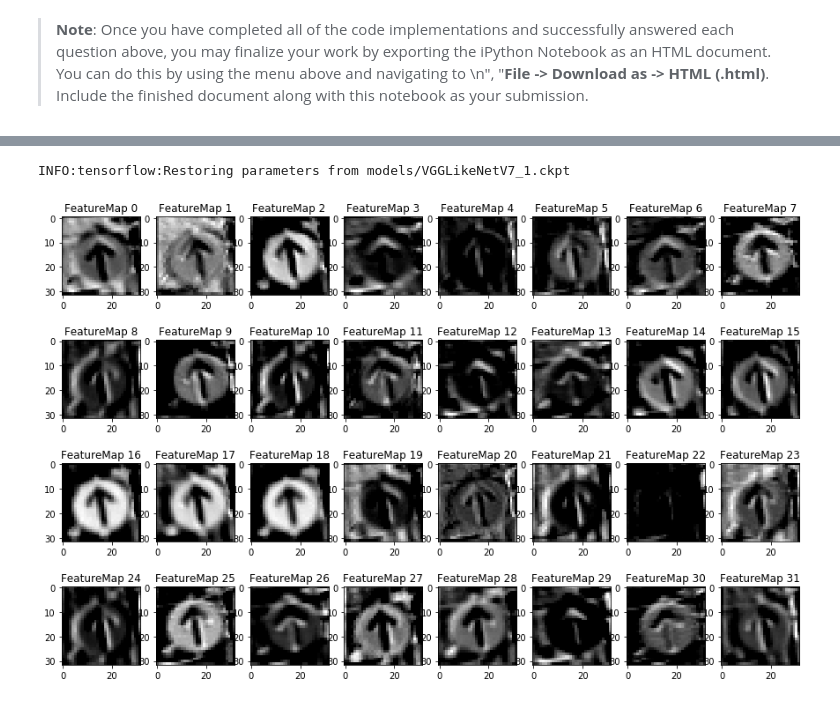
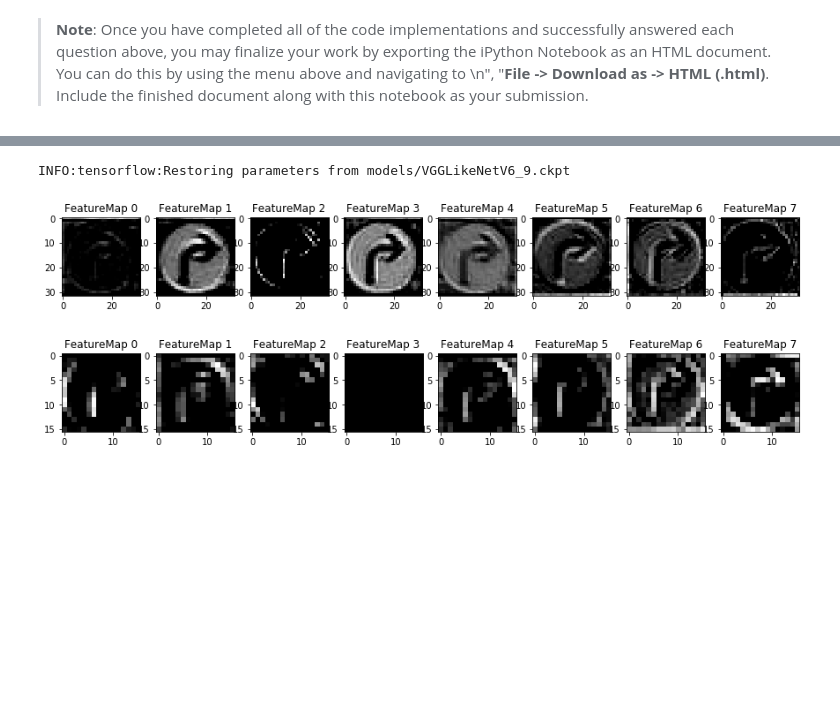
Before and after one commit to marcomarasca/SDCND-Traffic-Sign-Classifier, a Jupyter notebook: Traffic_Sign_Classifier.ipynb, the cells around one changed output, grey strips where cells are left out. Cells and saved outputs as stored; diff of their text form; code cells hidden in the pictures; blank space fills up the shorter version.

Commit message:
More experiments, testing images

```diff
--- a/Traffic_Sign_Classifier.ipynb
+++ b/Traffic_Sign_Classifier.ipynb
@@ -1357,7 +1401,4 @@ You may find `signnames.csv` useful as it contains mappings from the class id (i
 # %%
-### Load the images and plot them here.
-### Feel free to use as many code cells as needed.
-
 import matplotlib.image as mpimg
 
 def load_test_images(input_folder = 'test_images'):
@@ -1365,8 +1406,8 @@ def load_test_images(input_folder = 'test_images'):
     y = []
     for file in os.listdir('test_images'):
         if file.endswith('.jpg'):
-            X.append(mpimg.imread(os.path.join(folder, file)))
-            y.append(file[:-4])
+            X.append(mpimg.imread(os.path.join(input_folder, file)))
+            y.append(int(file[:-4]))
 
     return X, y
 
@@ -1467,19 +1544,26 @@ def compute_top_k(prob):
 # prob was computed in the previous cell for the predictions
 top_k = compute_top_k(prob)
 
+
+plt.figure(figsize = (10, 10))
+
 for i, img in enumerate(X_ext):
     indices = top_k.indices[i]
     values = top_k.values[i]
-
-    plt.figure()
+    ax = plt.subplot(5, 1, i + 1)
     plt.xticks([])
     plt.yticks([])
     plt.imshow(img)
 
-    for j, idx in indices:
+    text = ''
+
+    for j, idx in enumerate(indices):
+
 
         sign = labels_map[idx][0]
         sign_label = labels_map[idx][1]
         sign_p = values[j]
 
-        print("Prediction: {} ({}), Confidence: {}".format(sign, sign_label, sign_p))
+        text += "Prediction: {} ({}), Confidence: {:.3f}\n".format(sign, sign_label, sign_p)
+
+    plt.text(1.1, 1, text, horizontalalignment='left', verticalalignment='top', fontsize = 12, transform=ax.transAxes)
@@ -1518,13 +1604,13 @@ For an example of what feature map outputs look like, check out NVIDIA's results
 # activation_min/max: can be used to view the activation contrast in more detail, by default matplot sets min and max to the actual min and max values of the output
 # plt_num: used to plot out multiple different weight feature map sets on the same block, just extend the plt number for each new feature map entry
 
-def outputFeatureMap(image_input, tf_activation, activation_min=-1, activation_max=-1 ,plt_num=1):
+def outputFeatureMap(tf_activation, feed_dict, activation_min=-1, activation_max=-1 ,plt_num=1):
     # Here make sure to preprocess your image_input in a way your network expects
     # with size, normalization, ect if needed
     # image_input =
     # Note: x should be the same name as your network's tensorflow data placeholder variable
     # If you get an error tf_activation is not defined it may be having trouble accessing the variable from inside a function
-    activation = tf_activation.eval(session=sess,feed_dict={x : image_input})
+    activation = tf_activation.eval(session=sess, feed_dict=feed_dict)
     featuremaps = activation.shape[3]
     plt.figure(plt_num, figsize=(15,15))
     for featuremap in range(featuremaps):
@@ -1540,11 +1626,22 @@ def outputFeatureMap(image_input, tf_activation, activation_min=-1, activation_m
             plt.imshow(activation[0,:,:, featuremap], interpolation="nearest", cmap="gray")
 # %%
 with tf.Session() as sess:
-    img = X_ext[0]
-    model_final.restore(params, sess)
+    img = X_ext[1]
+    model_final.restore(model_final_params, sess)
+
+    feed_dict ={
+        model_final.features: [img],
+        model_final.keep_prob_cv: 1,
+        model_final.keep_prob_fc: 1,
+        model_final.l2_beta: model_final_params['l2_beta'],
+        model_final.bn_decay: model_final_params['bn_decay'],
+        model_final.is_training: False
+    }
+
     x = model_final.features
-    for i, a in enumerate(model_final.activations[:1]):
-        outputFeatureMap([img], a[:, :, :, :48], activation_min=-1, activation_max=-1 , plt_num=i+1)
+    for i, a in enumerate(model_final.activations[:2]):
+        outputFeatureMap(a[:, :, :, :8], feed_dict, activation_min=-1, activation_max=-1 , plt_num=i+1)
 # %% [output]
-INFO:tensorflow:Restoring parameters from models/VGGLikeNetV7_1.ckpt
+INFO:tensorflow:Restoring parameters from models/VGGLikeNetV6_9.ckpt
-[figure, old version]
+[figure, new version]
+[figure, added]
```
Also changed, not shown: parts of 36 cells of this notebook, 18 other files.
